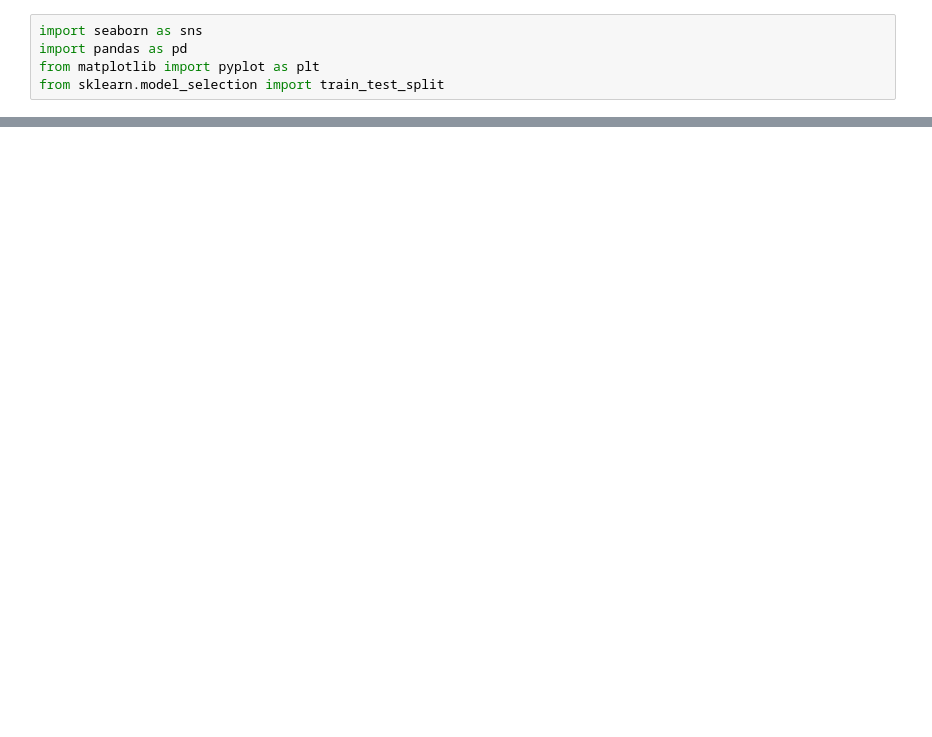
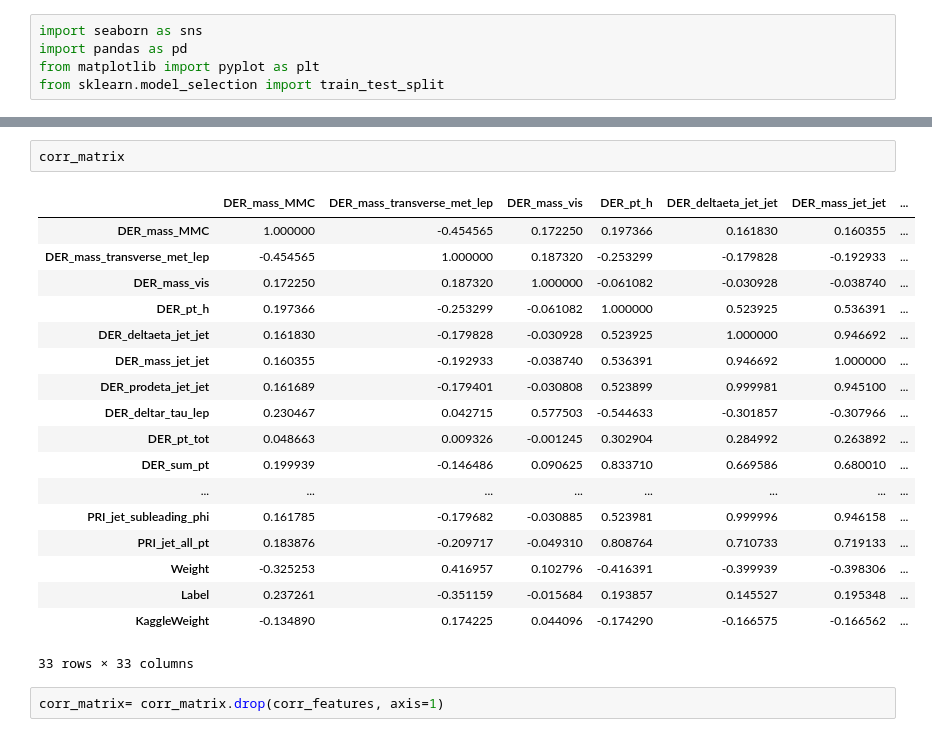
Before and after one commit to Alomar325/hep_feature_selection, a Jupyter notebook: hep_feature_selection-main/notebooks/src/Correlación_Pearson.ipynb, the cells around one changed output, grey strips where cells are left out. Saved outputs shown, nothing was run; the diff lists cells and outputs as text; blank space fills up the shorter version.

```diff
--- a/hep_feature_selection-main/notebooks/src/Correlación_Pearson.ipynb
+++ b/hep_feature_selection-main/notebooks/src/Correlación_Pearson.ipynb
@@ -28,0 +20,23 @@ Text(0.5, 1.0, 'Correlation Heatmap')
+# %%
+corr_matrix
+# %% [output]
+|  | DER_mass_MMC | DER_mass_transverse_met_lep | DER_mass_vis | DER_pt_h | DER_deltaeta_jet_jet | DER_mass_jet_jet | ... |
+| DER_mass_MMC | 1.000000 | -0.454565 | 0.172250 | 0.197366 | 0.161830 | 0.160355 | ... |
+| DER_mass_transverse_met_lep | -0.454565 | 1.000000 | 0.187320 | -0.253299 | -0.179828 | -0.192933 | ... |
+| DER_mass_vis | 0.172250 | 0.187320 | 1.000000 | -0.061082 | -0.030928 | -0.038740 | ... |
+| DER_pt_h | 0.197366 | -0.253299 | -0.061082 | 1.000000 | 0.523925 | 0.536391 | ... |
+| DER_deltaeta_jet_jet | 0.161830 | -0.179828 | -0.030928 | 0.523925 | 1.000000 | 0.946692 | ... |
+| DER_mass_jet_jet | 0.160355 | -0.192933 | -0.038740 | 0.536391 | 0.946692 | 1.000000 | ... |
+| DER_prodeta_jet_jet | 0.161689 | -0.179401 | -0.030808 | 0.523899 | 0.999981 | 0.945100 | ... |
+| DER_deltar_tau_lep | 0.230467 | 0.042715 | 0.577503 | -0.544633 | -0.301857 | -0.307966 | ... |
+| DER_pt_tot | 0.048663 | 0.009326 | -0.001245 | 0.302904 | 0.284992 | 0.263892 | ... |
+| DER_sum_pt | 0.199939 | -0.146486 | 0.090625 | 0.833710 | 0.669586 | 0.680010 | ... |
+| ... | ... | ... | ... | ... | ... | ... | ... |
+| PRI_jet_subleading_phi | 0.161785 | -0.179682 | -0.030885 | 0.523981 | 0.999996 | 0.946158 | ... |
+| PRI_jet_all_pt | 0.183876 | -0.209717 | -0.049310 | 0.808764 | 0.710733 | 0.719133 | ... |
+| Weight | -0.325253 | 0.416957 | 0.102796 | -0.416391 | -0.399939 | -0.398306 | ... |
+| Label | 0.237261 | -0.351159 | -0.015684 | 0.193857 | 0.145527 | 0.195348 | ... |
+| KaggleWeight | -0.134890 | 0.174225 | 0.044096 | -0.174290 | -0.166575 | -0.166562 | ... |
+33 rows × 33 columns
+# %%
+corr_matrix= corr_matrix.drop(corr_features, axis=1)
```
Also changed, not shown: parts of 7 cells of this notebook, 1 other file.
